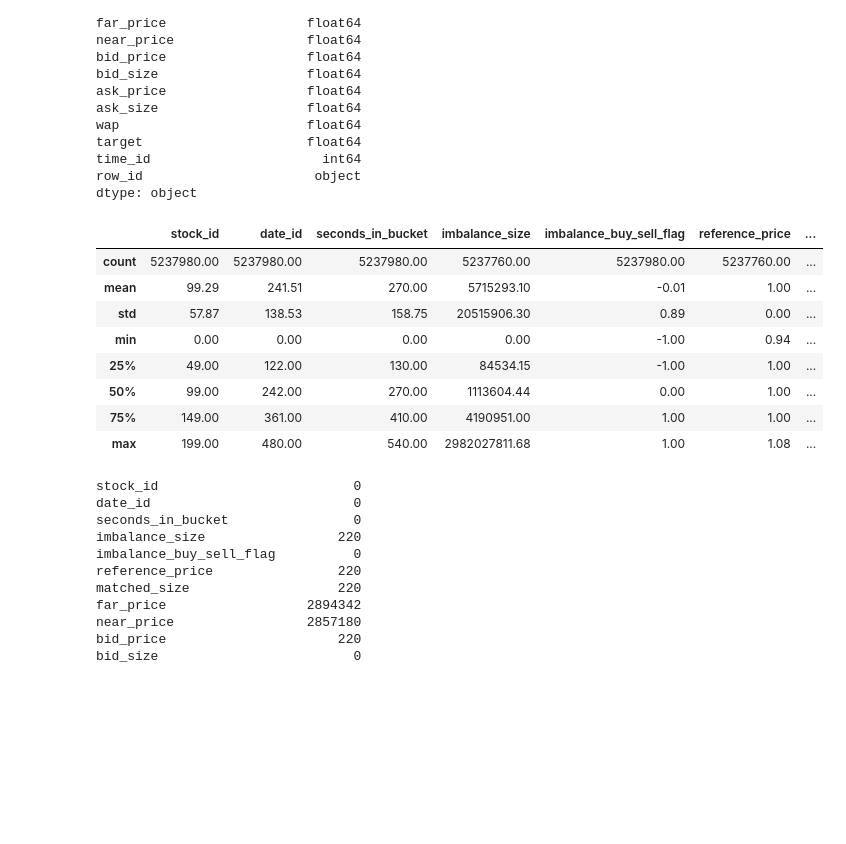
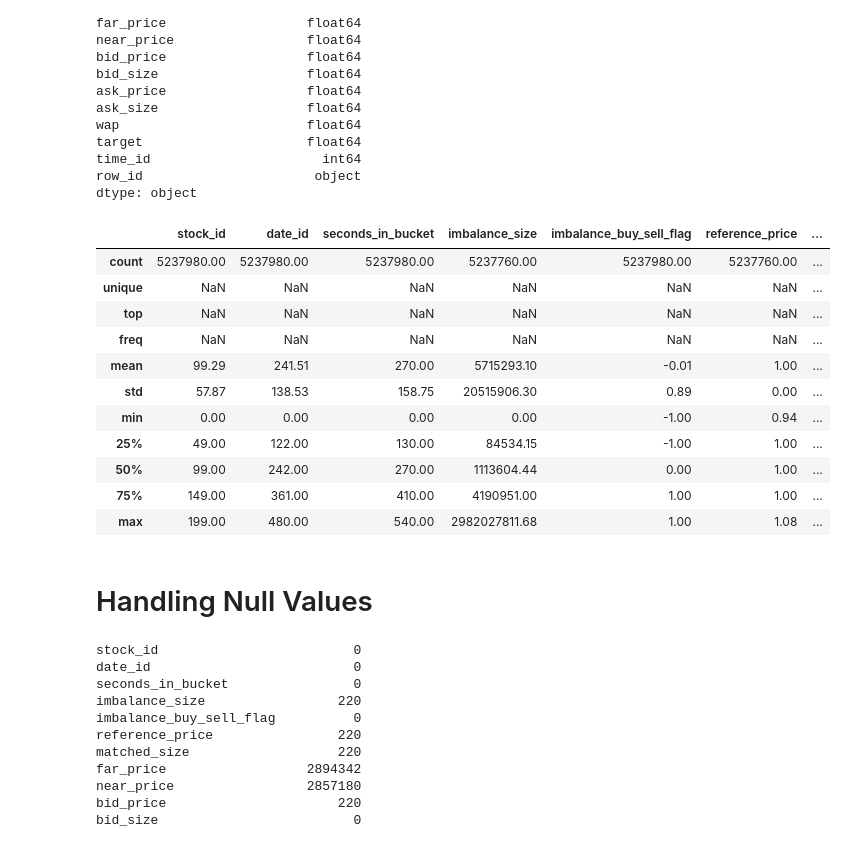
Before and after one commit to Max77788/StockPricePrediction, a Jupyter notebook: stockpriceprediction-project.ipynb, the cells around one changed output. Cells and saved outputs as stored; diff of their text form; code cells hidden in the pictures; blank space fills up the shorter version.

```diff
--- a/stockpriceprediction-project.ipynb
+++ b/stockpriceprediction-project.ipynb
@@ -77,10 +85,13 @@ time_id                      int64
 row_id                      object
 dtype: object
 # %%
-df.describe()
+df.describe(include="all")
 # %% [output]
 |  | stock_id | date_id | seconds_in_bucket | imbalance_size | imbalance_buy_sell_flag | reference_price | ... |
 | count | 5237980.00 | 5237980.00 | 5237980.00 | 5237760.00 | 5237980.00 | 5237760.00 | ... |
+| unique | NaN | NaN | NaN | NaN | NaN | NaN | ... |
+| top | NaN | NaN | NaN | NaN | NaN | NaN | ... |
+| freq | NaN | NaN | NaN | NaN | NaN | NaN | ... |
 | mean | 99.29 | 241.51 | 270.00 | 5715293.10 | -0.01 | 1.00 | ... |
 | std | 57.87 | 138.53 | 158.75 | 20515906.30 | 0.89 | 0.00 | ... |
 | min | 0.00 | 0.00 | 0.00 | 0.00 | -1.00 | 0.94 | ... |
@@ -88,6 +99,8 @@ df.describe()
 | 50% | 99.00 | 242.00 | 270.00 | 1113604.44 | 0.00 | 1.00 | ... |
 | 75% | 149.00 | 361.00 | 410.00 | 4190951.00 | 1.00 | 1.00 | ... |
 | max | 199.00 | 480.00 | 540.00 | 2982027811.68 | 1.00 | 1.08 | ... |
+# %% [markdown]
+# Handling Null Values
 # %%
 df.isna().sum()
 # %% [output]
```
Also changed, not shown: parts of 75 cells of this notebook.
